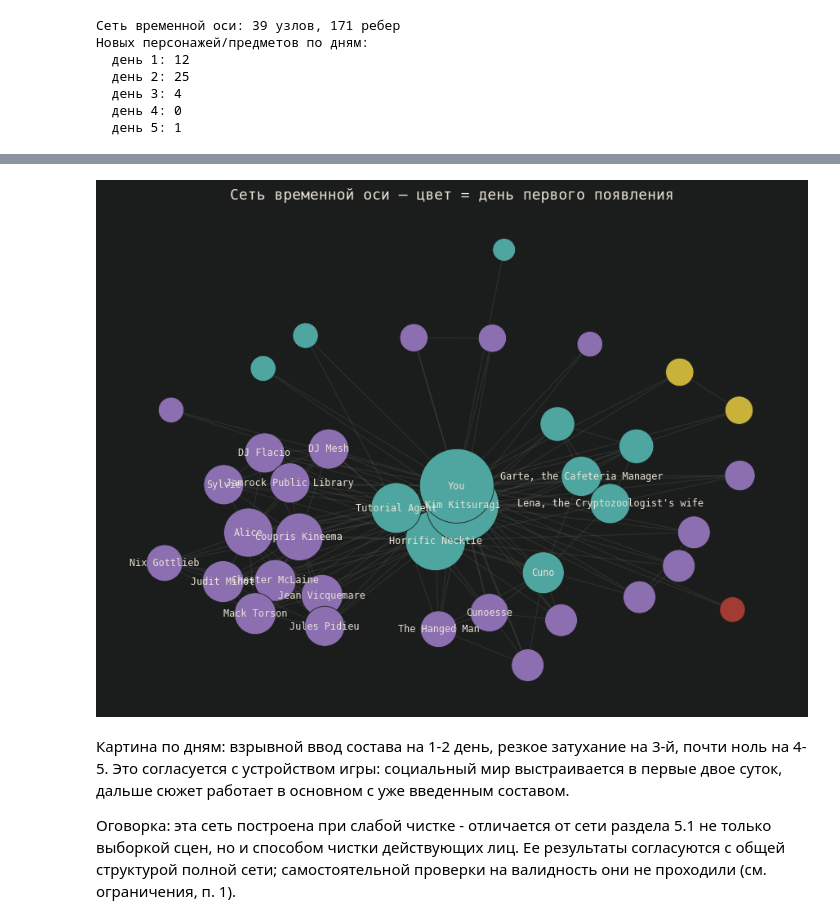
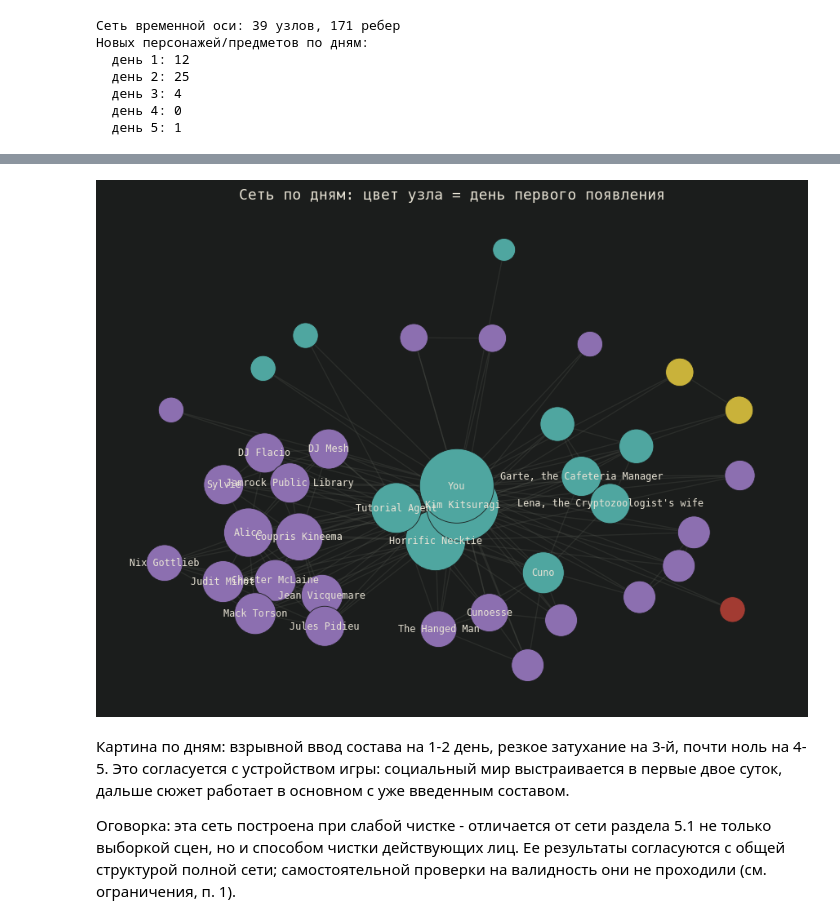
Before and after one commit to bibandboba/DE, a Jupyter notebook: disco_elysium_network_analysis.ipynb, the cells around one changed output, grey strips where cells are left out. Drawn from its saved outputs; the diff is of its cells as text; code cells hidden in the pictures.

```diff
--- a/disco_elysium_network_analysis.ipynb
+++ b/disco_elysium_network_analysis.ipynb
@@ -343,23 +343,23 @@ display(IFrame(src="viz/day_axis_network.html", width="100%", height="600"))
 # %%
 # статичный дубликат визуализации (раздел 5.2)
 import matplotlib.pyplot as plt
 
 pos_day = nx.spring_layout(G_day, k=0.4, seed=42)
 day_colors = {1: "#4fa6a0", 2: "#8c6fb0", 3: "#c9b23a", 4: "#d77a9e", 5: "#a23b32"}
 node_colors_day = [day_colors.get(first_day.get(n, 1), "#5c6058") for n in G_day.nodes()]
 node_sizes_day = [300 + nx.degree_centrality(G_day)[n] * 4000 for n in G_day.nodes()]
 
 fig, ax = plt.subplots(figsize=(11, 8), facecolor="#1b1d1c")
 ax.set_facecolor("#1b1d1c")
 nx.draw_networkx_edges(G_day, pos_day, ax=ax, alpha=0.25, edge_color="#5c6058")
 nx.draw_networkx_nodes(G_day, pos_day, ax=ax, node_size=node_sizes_day, node_color=node_colors_day, edgecolors="#1b1d1c", linewidths=0.6)
 nx.draw_networkx_labels(G_day, pos_day, ax=ax, labels={n: n for n in G_day.nodes() if G_day.degree(n) >= 7}, font_size=8.5, font_color="#e9e4d6", font_family="monospace")
-ax.set_title("Сеть временной оси — цвет = день первого появления", color="#e9e4d6", fontsize=13, fontfamily="monospace")
+ax.set_title("Сеть по дням: цвет узла = день первого появления", color="#e9e4d6", fontsize=13, fontfamily="monospace")
 ax.set_axis_off()
 plt.savefig("viz/day_axis_network_static.png", dpi=150, facecolor="#1b1d1c", bbox_inches="tight")
 plt.show()
 # %% [output]
-[figure, old version]
+[figure, new version]
 # %% [markdown]
 Картина по дням: взрывной ввод состава на 1-2 день, резкое затухание на 3-й, почти ноль на 4-5. Это согласуется с устройством игры: социальный мир выстраивается в первые двое суток, дальше сюжет работает в основном с уже введенным составом.
 
```
Also changed, not shown: parts of 2 cells of this notebook, 5 other files.
